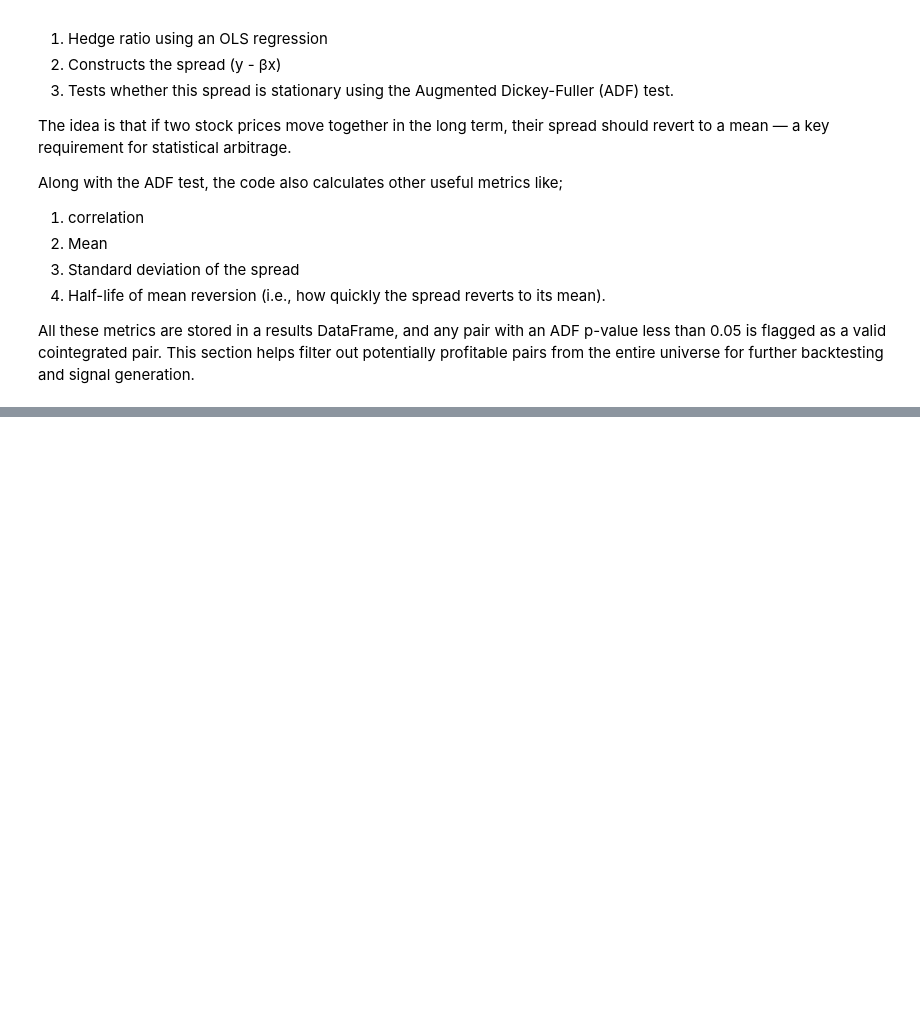
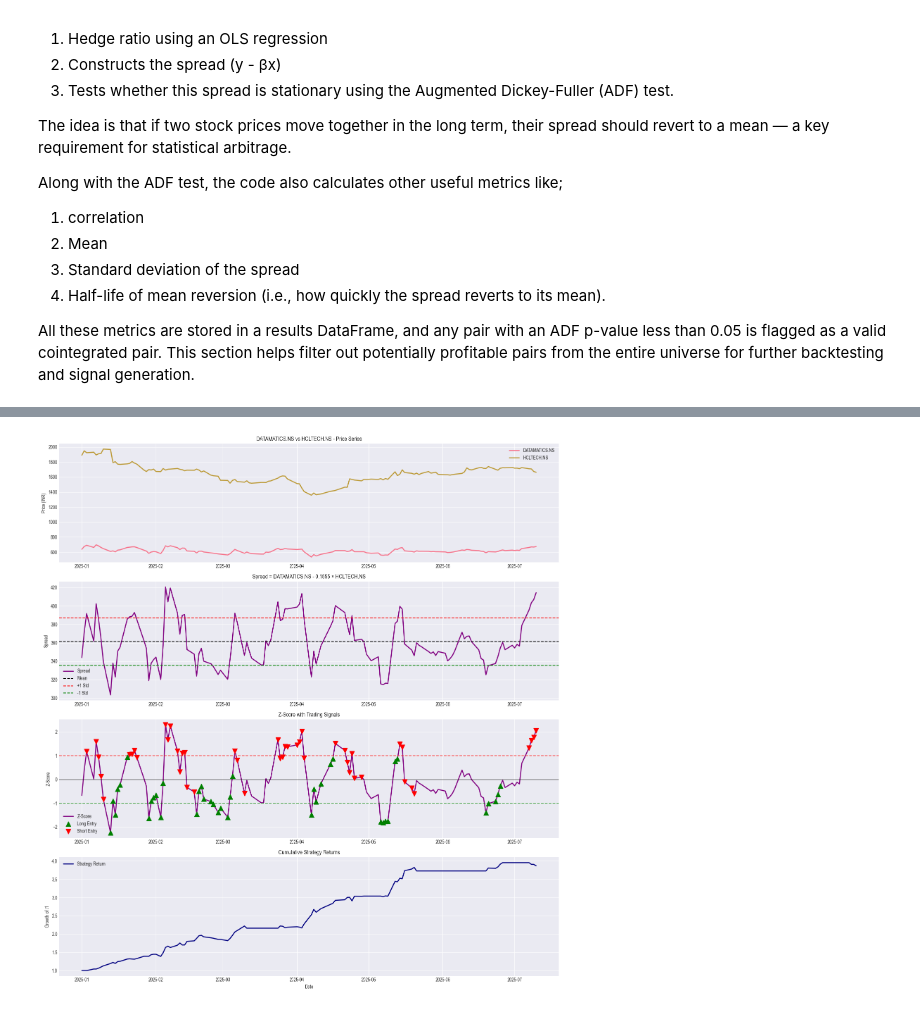
Before and after one commit to Dhyanam-Joshiara/stat-arb-pairs-trading, a Jupyter notebook: notebook/01_data_download_and_visualization.ipynb.ipynb, the cells around one changed output, grey strips where cells are left out. Drawn from its saved outputs; the diff is of its cells as text; code cells hidden in the pictures; blank space fills up the shorter version.

```diff
--- a/notebook/01_data_download_and_visualization.ipynb.ipynb
+++ b/notebook/01_data_download_and_visualization.ipynb.ipynb
@@ -262,0 +445,82 @@ Valid cointegrated pairs: 67
+# %%
+if len(valid_pairs) > 0:
+    # Get the best performing pair
+    best_pair = backtest_df.iloc[0]
+    stock_a = best_pair['Stock_A']
+    stock_b = best_pair['Stock_B']
+    hedge_ratio = best_pair['Hedge_Ratio']
+
+    print(f"Visualizing best pair: {stock_a} - {stock_b}")
+
+    # Run backtest
+    signals, returns = backtest_pair(stock_a, stock_b, hedge_ratio, df_prices)
+
+    # Calculate spread and z-score
+    y = df_prices[stock_a]
+    x = df_prices[stock_b]
+    spread = y - hedge_ratio * x
+    zscore = (spread - spread.mean()) / spread.std()
+
+    # Create visualization
+    fig, axes = plt.subplots(4, 1, figsize=(15, 16))
+
+    # Plot 1: Price series
+    axes[0].plot(df_prices.index, df_prices[stock_a], label=stock_a, linewidth=2)
+    axes[0].plot(df_prices.index, df_prices[stock_b], label=stock_b, linewidth=2)
+    axes[0].set_title(f'{stock_a} vs {stock_b} - Price Series')
+    axes[0].set_ylabel('Price (INR)')
+    axes[0].legend()
+    axes[0].grid(True)
+
+    # Plot 2: Spread
+    axes[1].plot(spread.index, spread, label='Spread', color='purple', linewidth=2)
+    axes[1].axhline(spread.mean(), color='black', linestyle='--', label='Mean')
+    axes[1].axhline(spread.mean() + spread.std(), color='red', linestyle='--', label='+1 Std')
+    axes[1].axhline(spread.mean() - spread.std(), color='green', linestyle='--', label='-1 Std')
+    axes[1].set_title(f'Spread = {stock_a} - {hedge_ratio:.4f} × {stock_b}')
+    axes[1].set_ylabel('Spread')
+    axes[1].legend()
+    axes[1].grid(True)
+
+    # Plot 3: Z-score with signals
+    axes[2].plot(zscore.index, zscore, label='Z-Score', color='purple', linewidth=2)
+    axes[2].axhline(1.0, color='red', linestyle='--', alpha=0.7)
+    axes[2].axhline(-1.0, color='green', linestyle='--', alpha=0.7)
+    axes[2].axhline(0.0, color='black', linestyle='-', alpha=0.5)
+
+    # Add signal markers
+    long_signals = signals[signals['position'] == 1]
+    short_signals = signals[signals['position'] == -1]
+    exit_signals = signals[signals['position'] == 0]
+
+    if len(long_signals) > 0:
+        axes[2].scatter(long_signals.index, long_signals['zscore'],
+                       color='green', marker='^', s=100, label='Long Entry', zorder=5)
+    if len(short_signals) > 0:
+        axes[2].scatter(short_signals.index, short_signals['zscore'],
+                       color='red', marker='v', s=100, label='Short Entry', zorder=5)
+
+    axes[2].set_title('Z-Score with Trading Signals')
+    axes[2].set_ylabel('Z-Score')
+    axes[2].legend()
+    axes[2].grid(True)
+
+    # Plot 4: Cumulative returns
+    axes[3].plot(returns.index, returns['cumulative'],
+                label='Strategy Return', color='navy', linewidth=2)
+    axes[3].set_title('Cumulative Strategy Returns')
+    axes[3].set_ylabel('Growth of ₹1')
+    axes[3].set_xlabel('Date')
+    axes[3].legend()
+    axes[3].grid(True)
+
+    plt.tight_layout()
+    plt.show()
+
+    # Print performance summary
+    print(f"\nPerformance Summary for {stock_a} - {stock_b}:")
+    print(f"Total Return: {best_pair['Total_Return']*100:.2f}%")
+    print(f"Annualized Return: {best_pair['Annualized_Return']*100:.2f}%")
+    print(f"Sharpe Ratio: {best_pair['Sharpe_Ratio']:.2f}")
+    print(f"Max Drawdown: {best_pair['Max_Drawdown']*100:.2f}%")
+# %% [output]
@@ -262,0 +528 @@ Valid cointegrated pairs: 67
+[figure, added]
```
Also changed, not shown: parts of 17 cells of this notebook, 4 other files.
